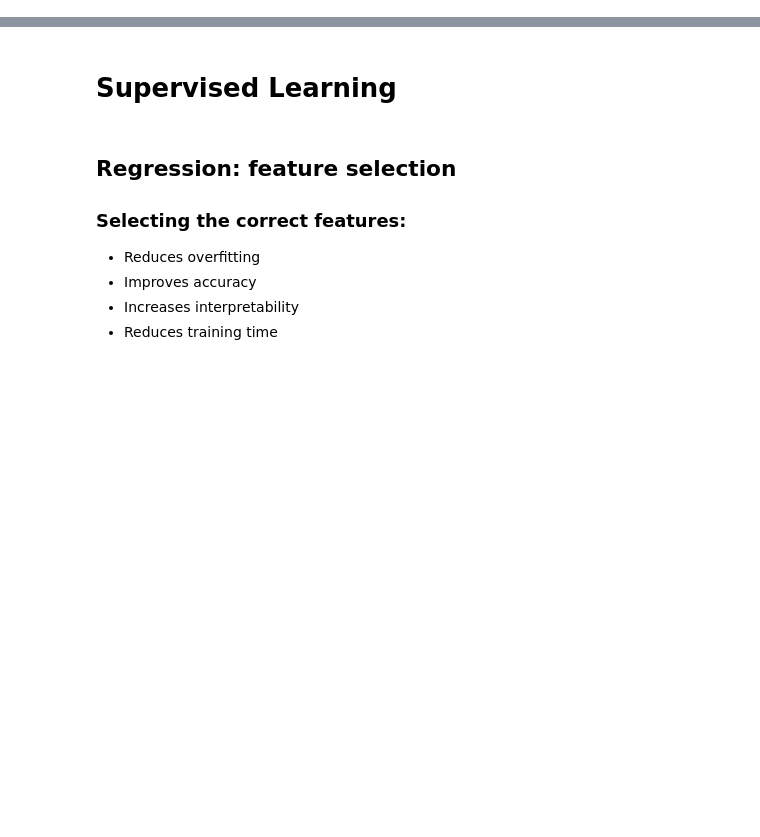
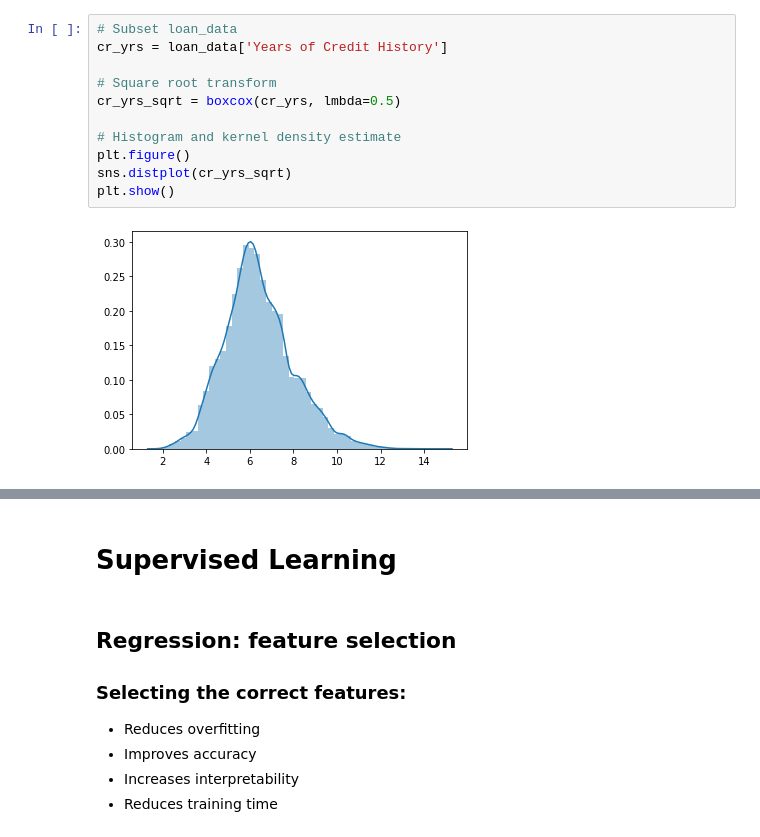
Before and after one commit to randy-tsukemen/Data_science_roadmap, a Jupyter notebook: Practicing_Machine_Learning.ipynb, the cells around one changed output, grey strips where cells are left out. Cells and saved outputs as stored; diff of their text form; blank space fills up the shorter version.

```diff
--- a/Practicing_Machine_Learning.ipynb
+++ b/Practicing_Machine_Learning.ipynb
@@ -2,0 +200,13 @@
+# %%
+# Subset loan_data
+cr_yrs = loan_data['Years of Credit History']
+
+# Square root transform
+cr_yrs_sqrt = boxcox(cr_yrs, lmbda=0.5)
+
+# Histogram and kernel density estimate
+plt.figure()
+sns.distplot(cr_yrs_sqrt)
+plt.show()
+# %% [output]
+[figure, added]
```
Also changed, not shown: parts of 20 cells of this notebook.
